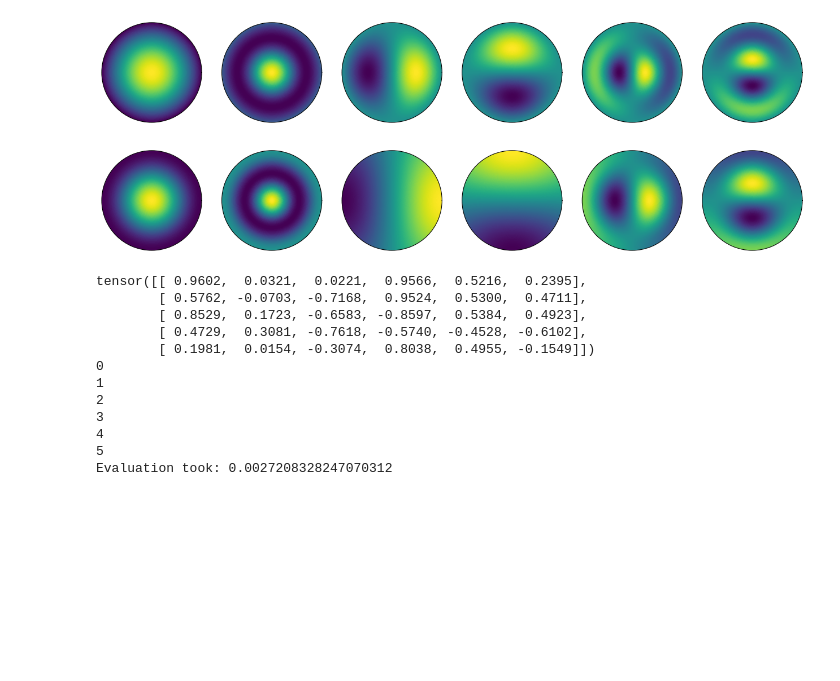
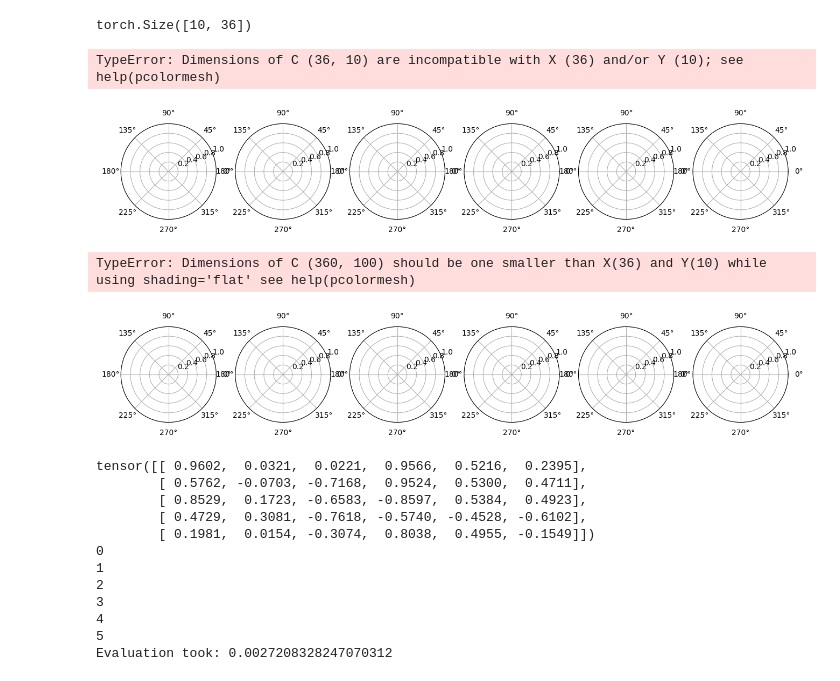
Before and after one commit to ColinKohler/fourier_value_functions, a Jupyter notebook: notebooks/PolarFourierTransform.ipynb, the cells around one changed output. Cells and saved outputs as stored; diff of their text form; code cells hidden in the pictures; blank space fills up the shorter version.

```diff
--- a/notebooks/PolarFourierTransform.ipynb
+++ b/notebooks/PolarFourierTransform.ipynb
@@ -321,12 +322,10 @@ Z = zs.reshape(1,100).repeat(360*100,1).reshape(-1)
 ax = plt.figure().add_subplot(projection='3d')
 ax.scatter(X, Y, Z, c=basis[0,0].reshape(-1), cmap=plt.cm.Paired)
 # %%
-M = 1
+M = 2
 N = 2
 a=1
 
-phis = np.linspace(0,2*np.pi, 360)
-radii = np.linspace(0,1,100)
-
+radii, phis = grid.polargrid(1, 100, 360)
 disk_harmonics = DiskHarmonics(N, M,1,100,360, boundary='deri')
 Psi = disk_harmonics.Psi
@@ -337,16 +342,18 @@ torch.Size([1, 6, 360, 100])
 # %%
-disk_harmonics = DiskHarmonics(N, M,1,100,360, boundary='zero')
+disk_harmonics = DiskHarmonics(N, M,1,10,36, boundary='zero')
 Psi = disk_harmonics.Psi
 
 fig, ax = plt.subplots(ncols=Psi.shape[1], nrows=1, subplot_kw={'projection': 'polar'}, figsize=(16,8))
 for m in range(Psi.shape[1]):
-    ax[m].pcolormesh(phis, radii, Psi[0,m].transpose(1,0))
+    ax[m].pcolormesh(phis, radii, Psi[0,m].transpose(1,0)))
     ax[m].grid(False)
     ax[m].set_yticklabels([])
     ax[m].set_xticklabels([])
 plt.show()
 # %% [output]
+torch.Size([10, 36])
+TypeError: Dimensions of C (36, 10) are incompatible with X (36) and/or Y (10); see help(pcolormesh)
-[figure, old version]
+[figure, new version]
 # %%
 disk_harmonics = DiskHarmonics(N, M,1,100,360, boundary='deri')
 Psi = disk_harmonics.Psi
@@ -359,7 +366,8 @@ for m in range(Psi.shape[1]):
     ax[m].set_xticklabels([])
 plt.show()
 # %% [output]
+TypeError: Dimensions of C (360, 100) should be one smaller than X(36) and Y(10) while using shading='flat' see help(pcolormesh)
-[figure, old version]
+[figure, new version]
 # %%
 B = 5
 Pnm = torch.tanh(torch.randn(B, Psi.shape[1]))
```
Also changed, not shown: parts of 5 cells of this notebook, 8 other files.
